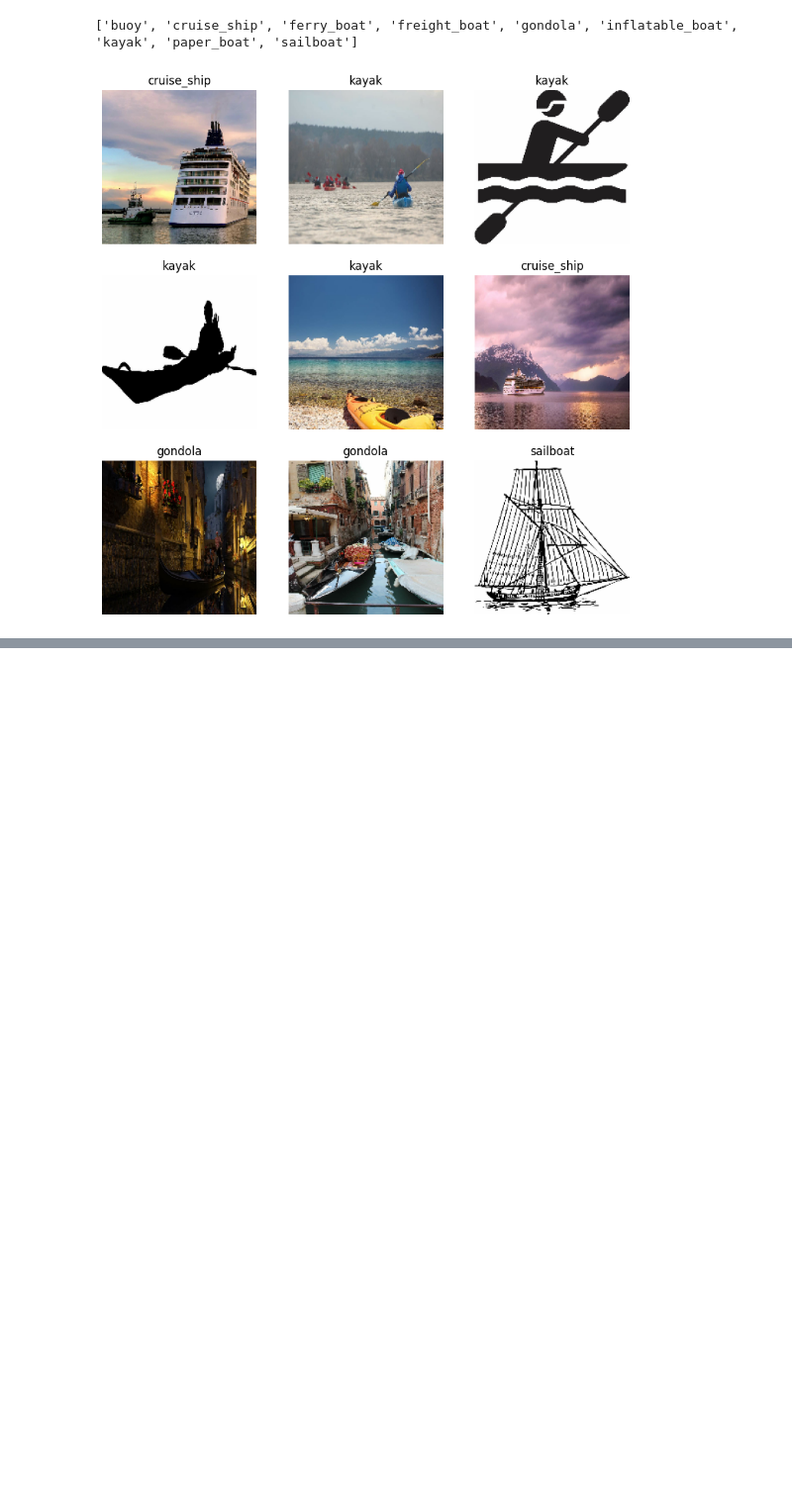
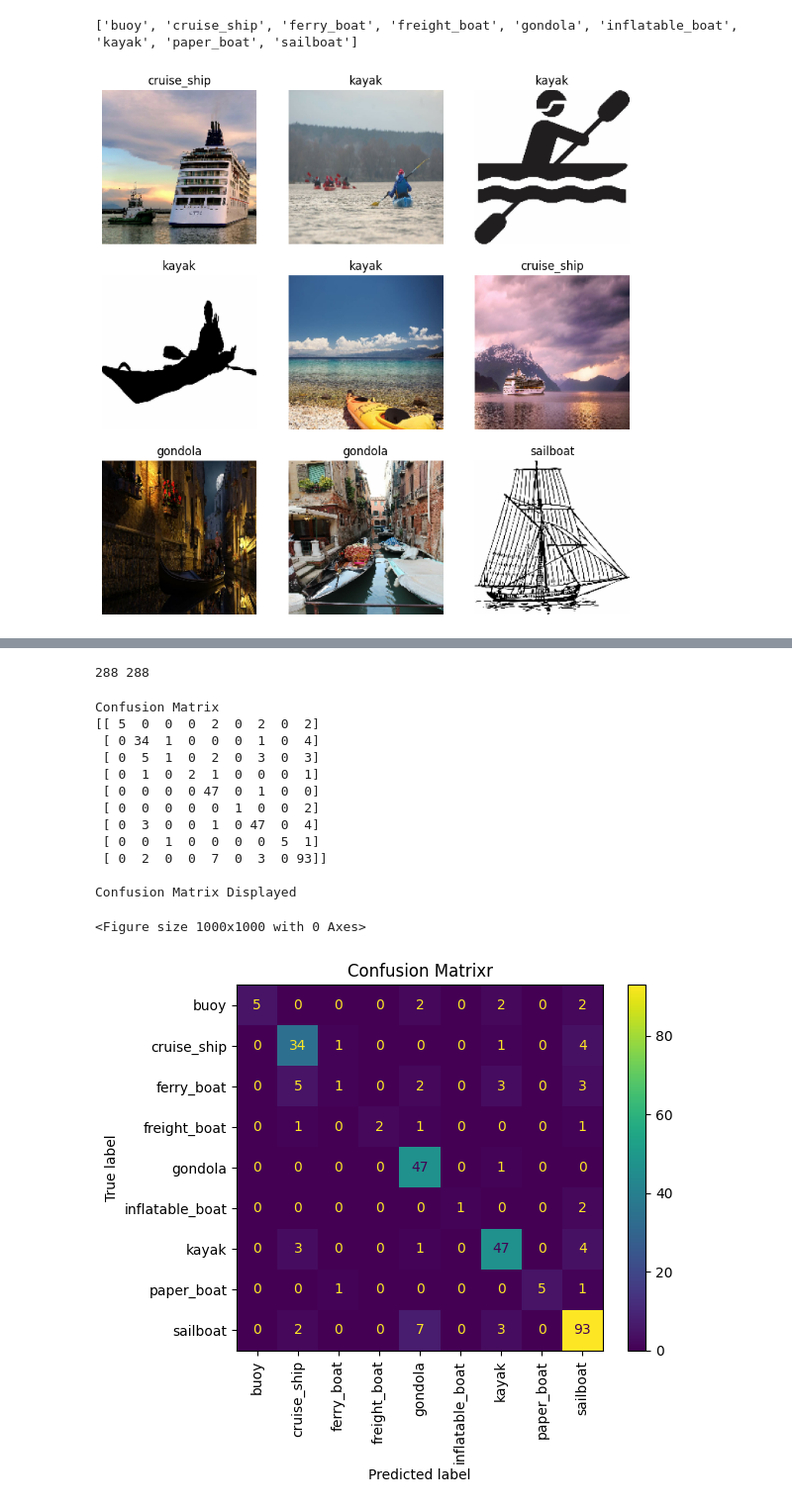
Before and after one commit to tksundar/automatic_port_operations, a Jupyter notebook: automatic_port.ipynb, the cells around one changed output, grey strips where cells are left out. Shown at 99% size. Drawn from its saved outputs; the diff is of its cells as text; code cells hidden in the pictures; blank space fills up the shorter version.

```diff
--- a/automatic_port.ipynb
+++ b/automatic_port.ipynb
@@ -408,0 +296,46 @@ pprint.pprint(output)
+# %%
+from sklearn.metrics import confusion_matrix
+true_lables = []
+predicted_labels = []
+for images, labels in train_ds.take(9): # we have 9 batches of 32 images each
+  true_lables.extend(labels)
+  for i in range(batch_size): # prediction for each image in the batch
+      img_array = tf.keras.utils.img_to_array(images[i])
+      img_array = tf.expand_dims(img_array, 0) # Create a batch
+      predictions= model.predict(img_array,verbose=False)
+      score = tf.nn.softmax(predictions[0])
+      predicted_labels.append(np.argmax(score))
+# True and predicted labels should match
+assert(len(true_lables) == len(predicted_labels))
+print(len(true_lables),len(predicted_labels))
+# %% [output]
+288 288
+# %%
+from sklearn.metrics import ConfusionMatrixDisplay
+cm = confusion_matrix(true_lables,predicted_labels)
+print('Confusion Matrix')
+print(cm)
+print()
+
+print('Confusion Matrix Displayed\n')
+plt.figure(figsize = (10,10))
+disp = ConfusionMatrixDisplay(confusion_matrix=cm,display_labels=class_names)
+disp.plot()
+plt.title('Confusion Matrixr')
+plt.xticks(rotation=90)
+plt.show()
+# %% [output]
+Confusion Matrix
+[[ 5  0  0  0  2  0  2  0  2]
+ [ 0 34  1  0  0  0  1  0  4]
+ [ 0  5  1  0  2  0  3  0  3]
+ [ 0  1  0  2  1  0  0  0  1]
+ [ 0  0  0  0 47  0  1  0  0]
+ [ 0  0  0  0  0  1  0  0  2]
+ [ 0  3  0  0  1  0 47  0  4]
+ [ 0  0  1  0  0  0  0  5  1]
+ [ 0  2  0  0  7  0  3  0 93]]
+
+Confusion Matrix Displayed
+<Figure size 1000x1000 with 0 Axes>
+[figure, added]
```
Also changed, not shown: parts of 21 cells of this notebook.
